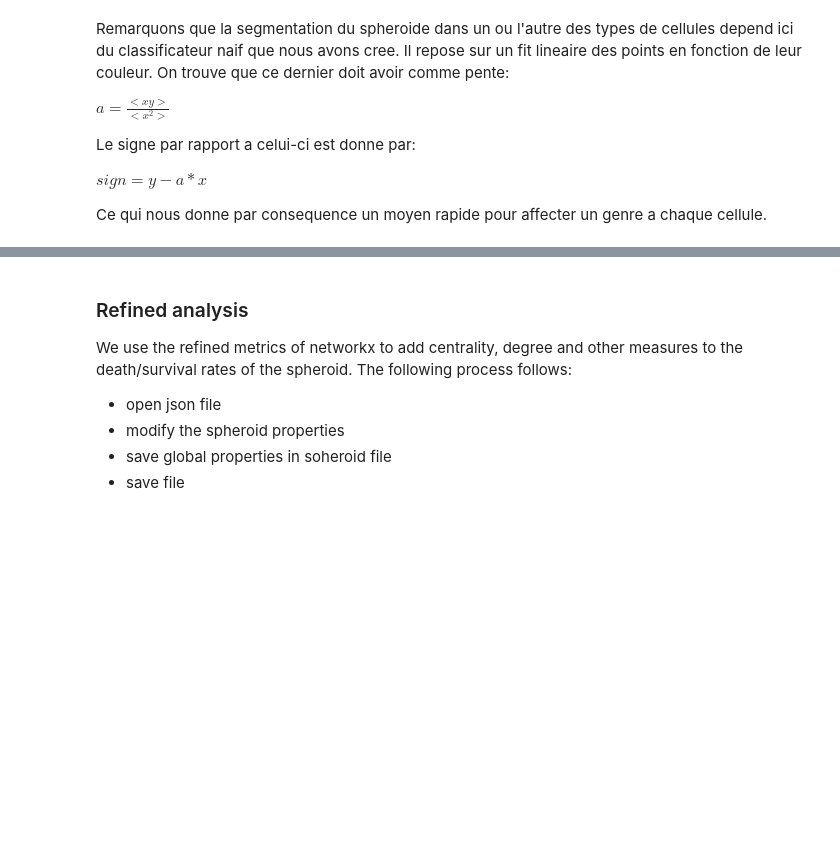
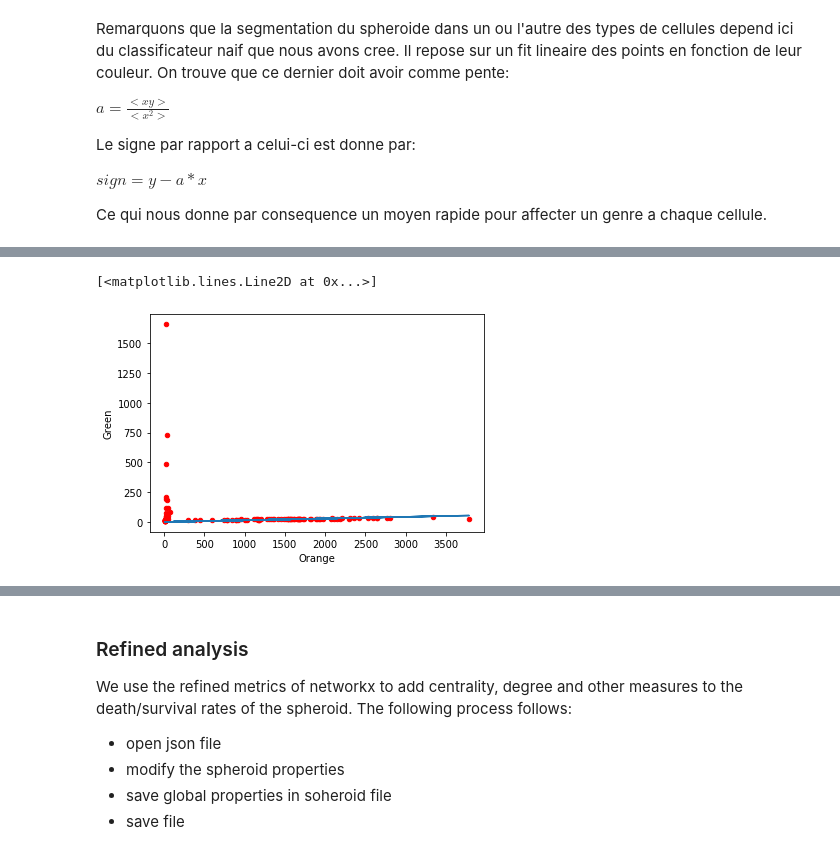
Before and after one commit to gronteix/3D-Segmentation-Sebastien, a Jupyter notebook: UtilityNotebook.ipynb, the cells around one changed output, grey strips where cells are left out. Cells and saved outputs as stored; diff of their text form; code cells hidden in the pictures; blank space fills up the shorter version.

```diff
--- a/UtilityNotebook.ipynb
+++ b/UtilityNotebook.ipynb
@@ -81,4 +80,2 @@ plt.plot(df['Orange'], a*df['Orange'], 'g-')
-# %%
-df = df1.append(df2)
 # %%
-a = df['Orange'].dot(df['Green'])/df['Orange'].dot(df['Orange'])
+a = df1['Orange'].dot(df1['Green'])/(df1['Orange'].dot(df1['Orange']))
@@ -86,0 +82,6 @@ len(df.loc[df['Green']-a*df['Orange']<0])
+# %%
+ax1 = df1.plot.scatter(x='Orange',y='Green', c= 'r')
+plt.plot(df1['Orange'], a*df1['Orange'])
+# %% [output]
+[<matplotlib.lines.Line2D at 0x...>]
+[figure, added]
```
Also changed, not shown: parts of 11 cells of this notebook, 1 other file.
